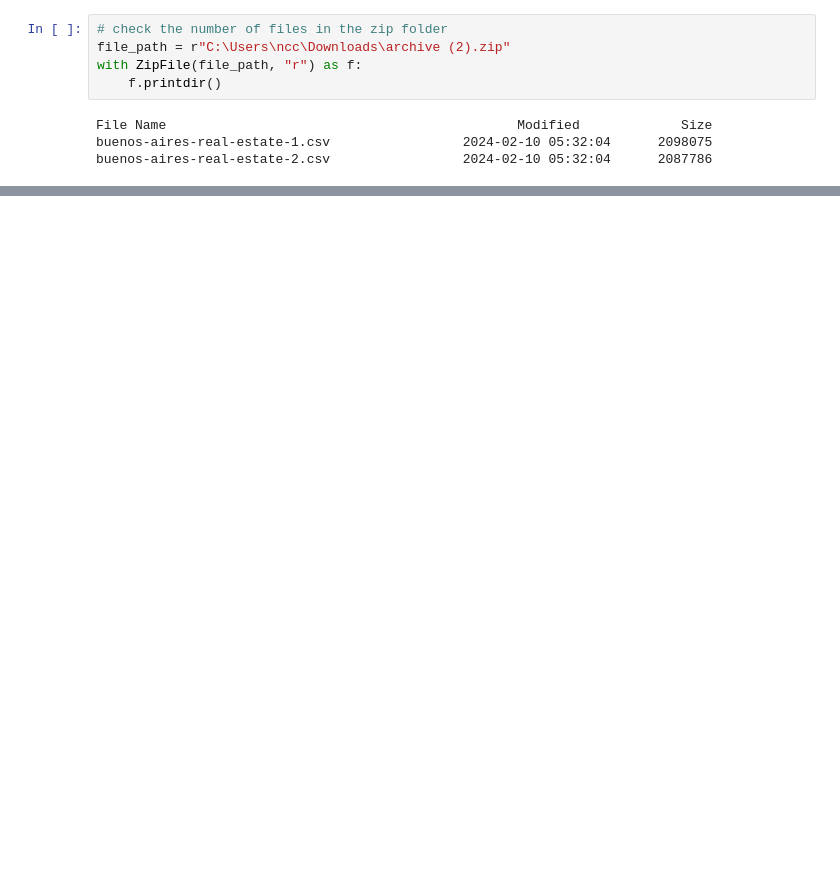
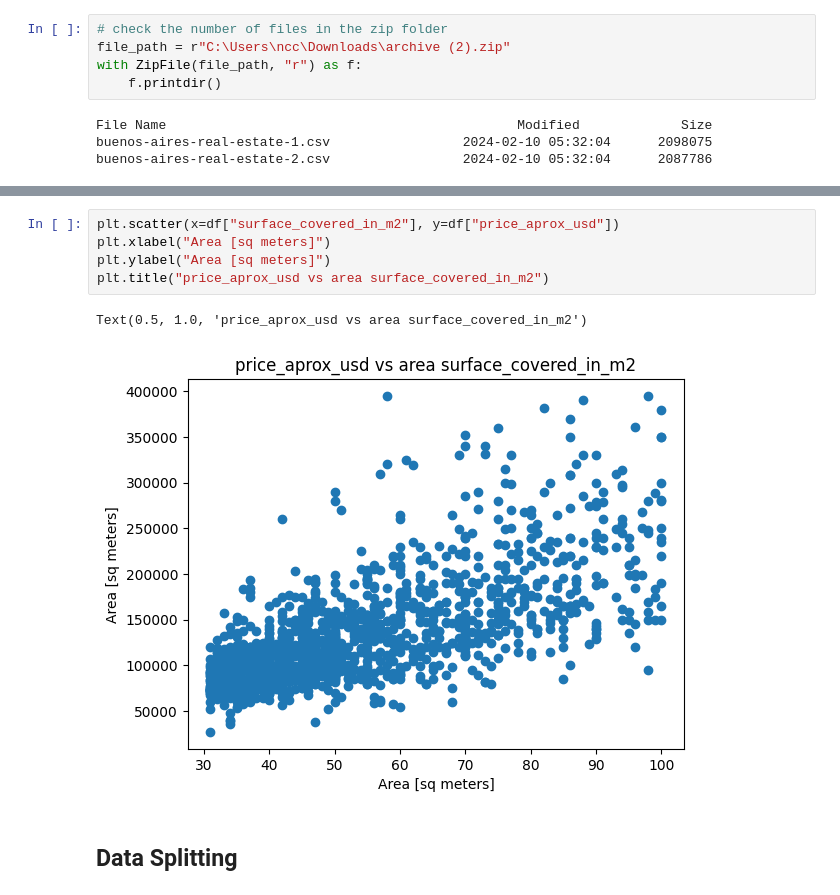
Before and after one commit to Tee-AiEng/Projects, a Jupyter notebook: housing_prices_bune/Housing.ipynb, the cells around one changed output, grey strips where cells are left out. Cells and saved outputs as stored; diff of their text form; blank space fills up the shorter version.

```diff
--- a/housing_prices_bune/Housing.ipynb
+++ b/housing_prices_bune/Housing.ipynb
@@ -54,0 +154,10 @@ df shape: (8606, 16)
+# %%
+plt.scatter(x=df["surface_covered_in_m2"], y=df["price_aprox_usd"])
+plt.xlabel("Area [sq meters]")
+plt.ylabel("Area [sq meters]")
+plt.title("price_aprox_usd vs area surface_covered_in_m2")
+# %% [output]
+Text(0.5, 1.0, 'price_aprox_usd vs area surface_covered_in_m2')
+[figure, added]
+# %% [markdown]
+## Data Splitting
```
Also changed, not shown: parts of 24 cells of this notebook, 3 other files.
